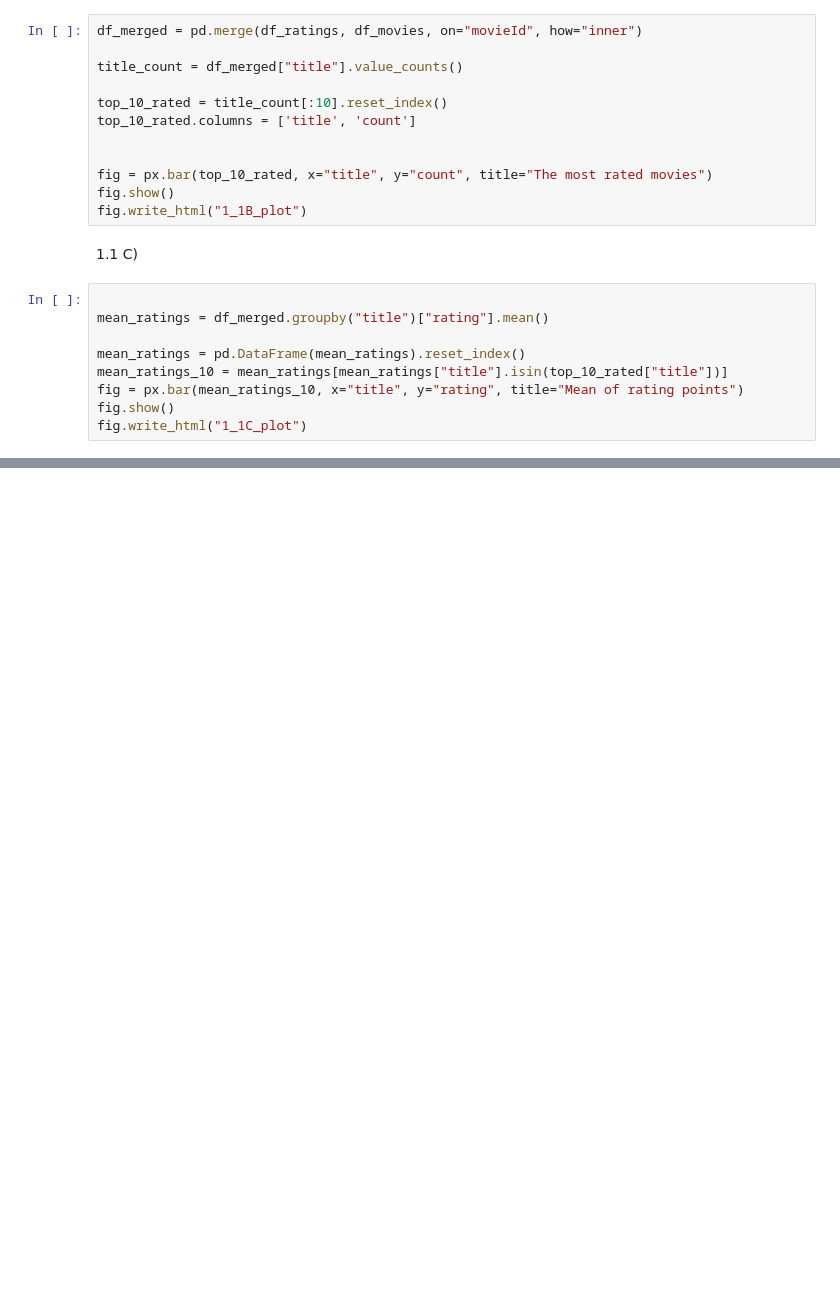
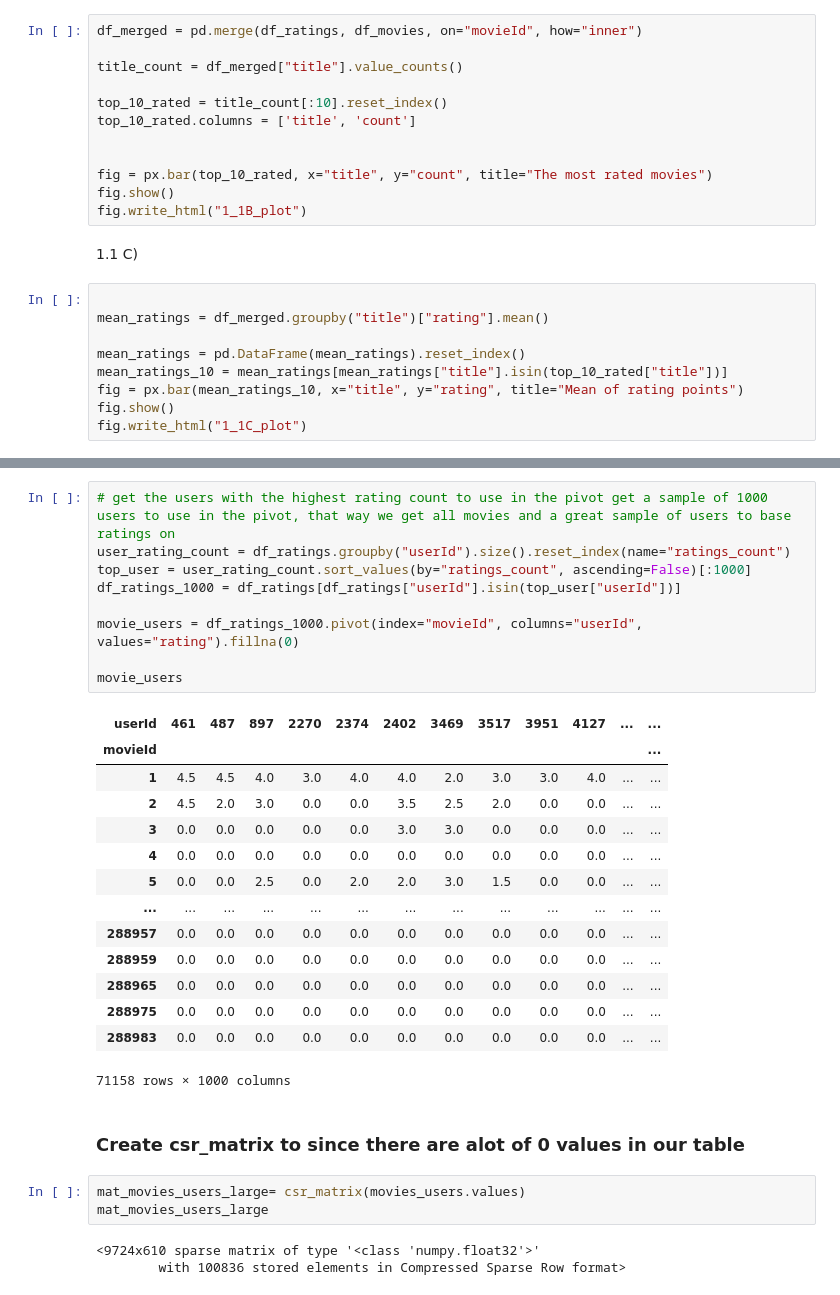
Before and after one commit to NoahEliasson/AI-Noah-Eliasson-OPA23, a Jupyter notebook: labs/Lab_1_Recommendation_system.ipynb, the cells around one changed output, grey strips where cells are left out. Drawn from its saved outputs; the diff is of its cells as text; blank space fills up the shorter version.

```diff
--- a/labs/Lab_1_Recommendation_system.ipynb
+++ b/labs/Lab_1_Recommendation_system.ipynb
@@ -129,0 +188,32 @@ fig.write_html("1_1C_plot")
+# %%
+# get the users with the highest rating count to use in the pivot get a sample of 1000 users to use in the pivot, that way we get all movies and a great sample of users to base ratings on
+user_rating_count = df_ratings.groupby("userId").size().reset_index(name="ratings_count")
+top_user = user_rating_count.sort_values(by="ratings_count", ascending=False)[:1000]
+df_ratings_1000 = df_ratings[df_ratings["userId"].isin(top_user["userId"])]
+
+movie_users = df_ratings_1000.pivot(index="movieId", columns="userId", values="rating").fillna(0)
+
+movie_users
+# %% [output]
+| userId | 461 | 487 | 897 | 2270 | 2374 | 2402 | 3469 | 3517 | 3951 | 4127 | ... | ... |
+| movieId |  |  |  |  |  |  |  |  |  |  |  | ... |
+| 1 | 4.5 | 4.5 | 4.0 | 3.0 | 4.0 | 4.0 | 2.0 | 3.0 | 3.0 | 4.0 | ... | ... |
+| 2 | 4.5 | 2.0 | 3.0 | 0.0 | 0.0 | 3.5 | 2.5 | 2.0 | 0.0 | 0.0 | ... | ... |
+| 3 | 0.0 | 0.0 | 0.0 | 0.0 | 0.0 | 3.0 | 3.0 | 0.0 | 0.0 | 0.0 | ... | ... |
+| 4 | 0.0 | 0.0 | 0.0 | 0.0 | 0.0 | 0.0 | 0.0 | 0.0 | 0.0 | 0.0 | ... | ... |
+| 5 | 0.0 | 0.0 | 2.5 | 0.0 | 2.0 | 2.0 | 3.0 | 1.5 | 0.0 | 0.0 | ... | ... |
+| ... | ... | ... | ... | ... | ... | ... | ... | ... | ... | ... | ... | ... |
+| 288957 | 0.0 | 0.0 | 0.0 | 0.0 | 0.0 | 0.0 | 0.0 | 0.0 | 0.0 | 0.0 | ... | ... |
+| 288959 | 0.0 | 0.0 | 0.0 | 0.0 | 0.0 | 0.0 | 0.0 | 0.0 | 0.0 | 0.0 | ... | ... |
+| 288965 | 0.0 | 0.0 | 0.0 | 0.0 | 0.0 | 0.0 | 0.0 | 0.0 | 0.0 | 0.0 | ... | ... |
+| 288975 | 0.0 | 0.0 | 0.0 | 0.0 | 0.0 | 0.0 | 0.0 | 0.0 | 0.0 | 0.0 | ... | ... |
+| 288983 | 0.0 | 0.0 | 0.0 | 0.0 | 0.0 | 0.0 | 0.0 | 0.0 | 0.0 | 0.0 | ... | ... |
+71158 rows × 1000 columns
+# %% [markdown]
+### Create csr_matrix to since there are alot of 0 values in our table
+# %%
+mat_movies_users_large= csr_matrix(movies_users.values)
+mat_movies_users_large
+# %% [output]
+<9724x610 sparse matrix of type '<class 'numpy.float32'>'
+        with 100836 stored elements in Compressed Sparse Row format>
```
Also changed, not shown: parts of 17 cells of this notebook, 3 other files.
